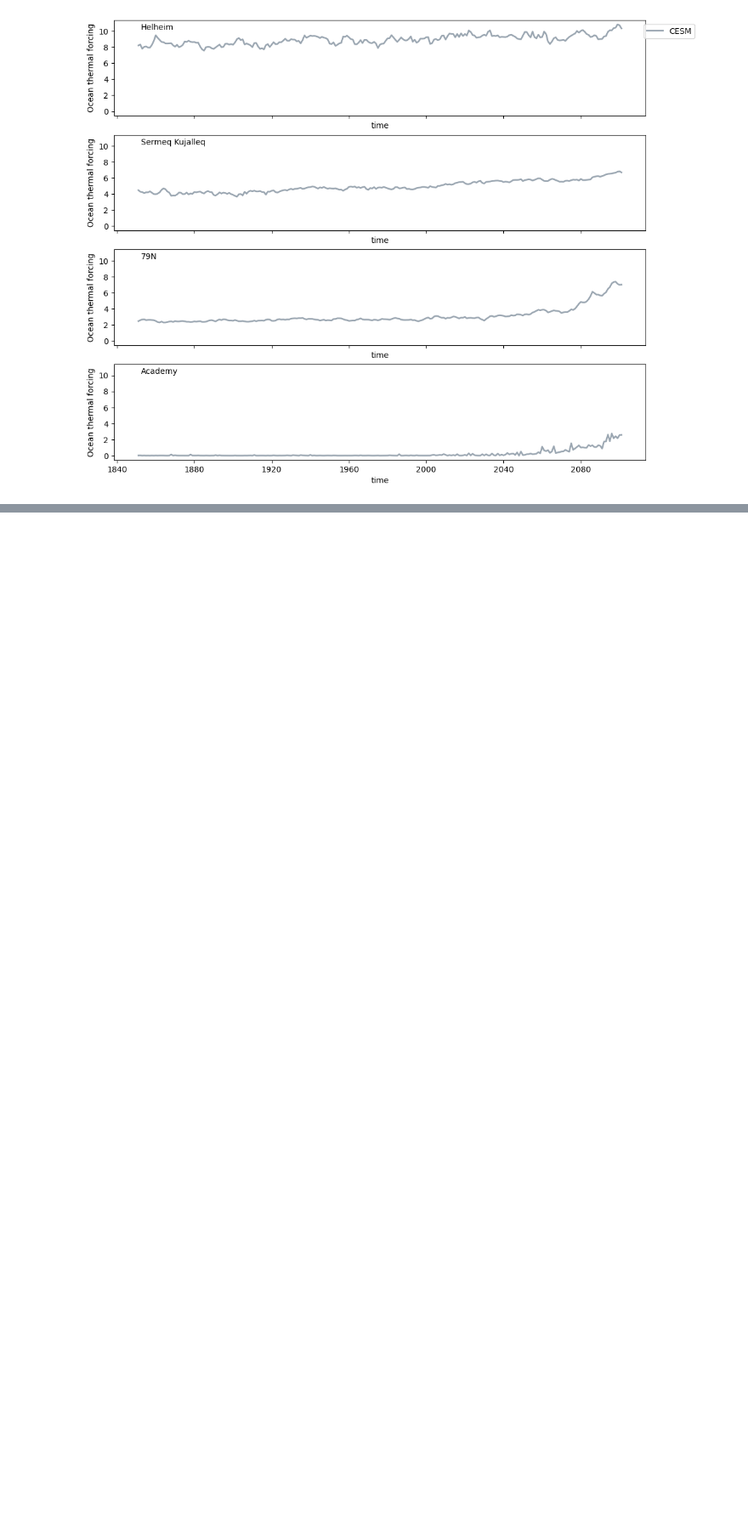
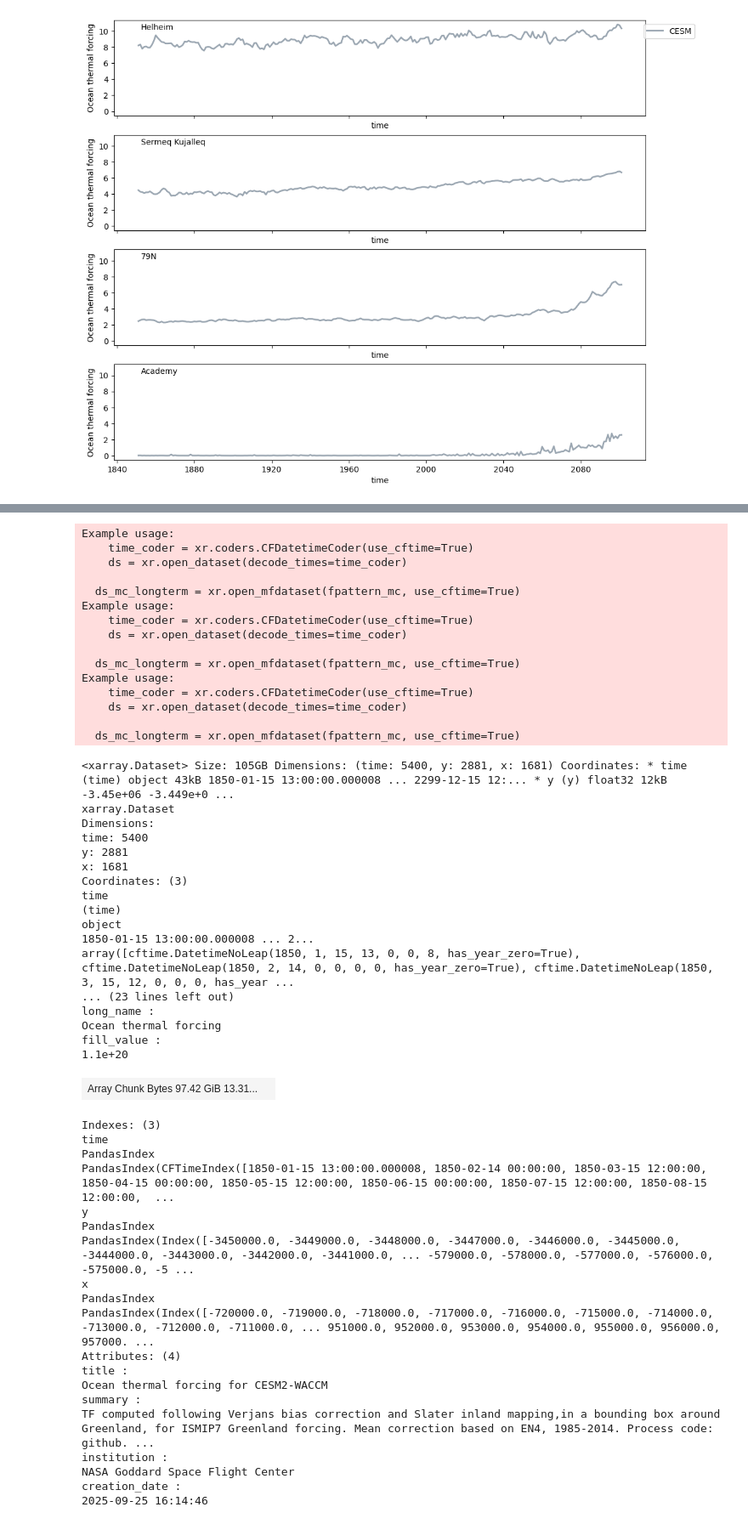
Before and after one commit to ehultee/gris-iceocean-process, a Jupyter notebook: Check_Output.ipynb, the cells around one changed output, grey strips where cells are left out. Shown: that part at 85% size. Cells and saved outputs as stored; diff of their text form; code cells hidden in the pictures; blank space fills up the shorter version.

```diff
--- a/Check_Output.ipynb
+++ b/Check_Output.ipynb
@@ -312,0 +376,57 @@ axs[0].legend(bbox_to_anchor=(1.1,1.0));
+# %%
+fpattern_mc = f'{DirIn}/TF_MeanCorrected-ISMIP_Grid-CESM2-WACCM-*.nc'
+ds_mc_longterm = xr.open_mfdataset(fpattern_mc, use_cftime=True)
+ds_mc_longterm
+# %% [output]
+Example usage:
+    time_coder = xr.coders.CFDatetimeCoder(use_cftime=True)
+    ds = xr.open_dataset(decode_times=time_coder)
+
+  ds_mc_longterm = xr.open_mfdataset(fpattern_mc, use_cftime=True)
+Example usage:
+    time_coder = xr.coders.CFDatetimeCoder(use_cftime=True)
+    ds = xr.open_dataset(decode_times=time_coder)
+
+  ds_mc_longterm = xr.open_mfdataset(fpattern_mc, use_cftime=True)
+Example usage:
+    time_coder = xr.coders.CFDatetimeCoder(use_cftime=True)
+    ds = xr.open_dataset(decode_times=time_coder)
+
+  ds_mc_longterm = xr.open_mfdataset(fpattern_mc, use_cftime=True)
+<xarray.Dataset> Size: 105GB Dimensions: (time: 5400, y: 2881, x: 1681) Coordinates: * time (time) object 43kB 1850-01-15 13:00:00.000008 ... 2299-12-15 12:... * y (y) float32 12kB -3.45e+06 -3.449e+0 ...
+xarray.Dataset
+Dimensions:
+time: 5400
+y: 2881
+x: 1681
+Coordinates: (3)
+time
+(time)
+object
+1850-01-15 13:00:00.000008 ... 2...
+array([cftime.DatetimeNoLeap(1850, 1, 15, 13, 0, 0, 8, has_year_zero=True), cftime.DatetimeNoLeap(1850, 2, 14, 0, 0, 0, 0, has_year_zero=True), cftime.DatetimeNoLeap(1850, 3, 15, 12, 0, 0, 0, has_year ...
+... (23 lines left out)
+long_name :
+Ocean thermal forcing
+fill_value :
+1.1e+20
+| Array Chunk Bytes 97.42 GiB 13.31... |  |
+Indexes: (3)
+time
+PandasIndex
+PandasIndex(CFTimeIndex([1850-01-15 13:00:00.000008, 1850-02-14 00:00:00, 1850-03-15 12:00:00, 1850-04-15 00:00:00, 1850-05-15 12:00:00, 1850-06-15 00:00:00, 1850-07-15 12:00:00, 1850-08-15 12:00:00,  ...
+y
+PandasIndex
+PandasIndex(Index([-3450000.0, -3449000.0, -3448000.0, -3447000.0, -3446000.0, -3445000.0, -3444000.0, -3443000.0, -3442000.0, -3441000.0, ... -579000.0, -578000.0, -577000.0, -576000.0, -575000.0, -5 ...
+x
+PandasIndex
+PandasIndex(Index([-720000.0, -719000.0, -718000.0, -717000.0, -716000.0, -715000.0, -714000.0, -713000.0, -712000.0, -711000.0, ... 951000.0, 952000.0, 953000.0, 954000.0, 955000.0, 956000.0, 957000. ...
+Attributes: (4)
+title :
+Ocean thermal forcing for CESM2-WACCM
+summary :
+TF computed following Verjans bias correction and Slater inland mapping,in a bounding box around Greenland, for ISMIP7 Greenland forcing. Mean correction based on EN4, 1985-2014. Process code: github. ...
+institution :
+NASA Goddard Space Flight Center
+creation_date :
+2025-09-25 16:14:46
```
Also changed, not shown: parts of 4 cells of this notebook.
